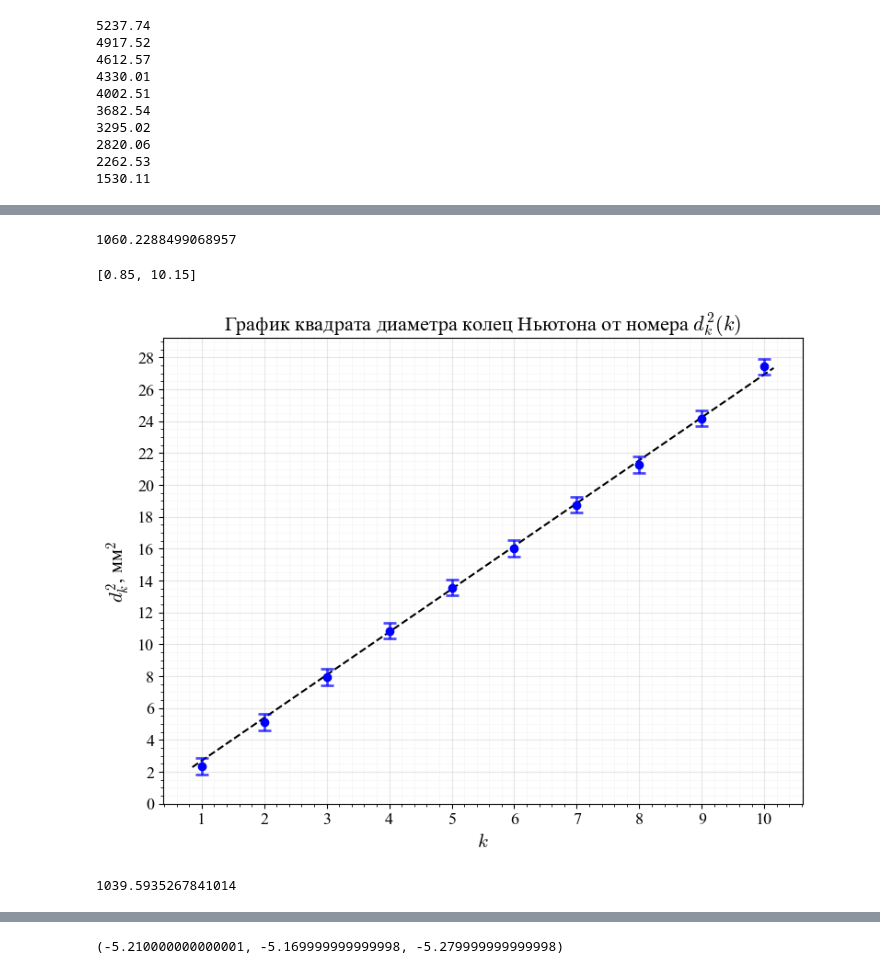
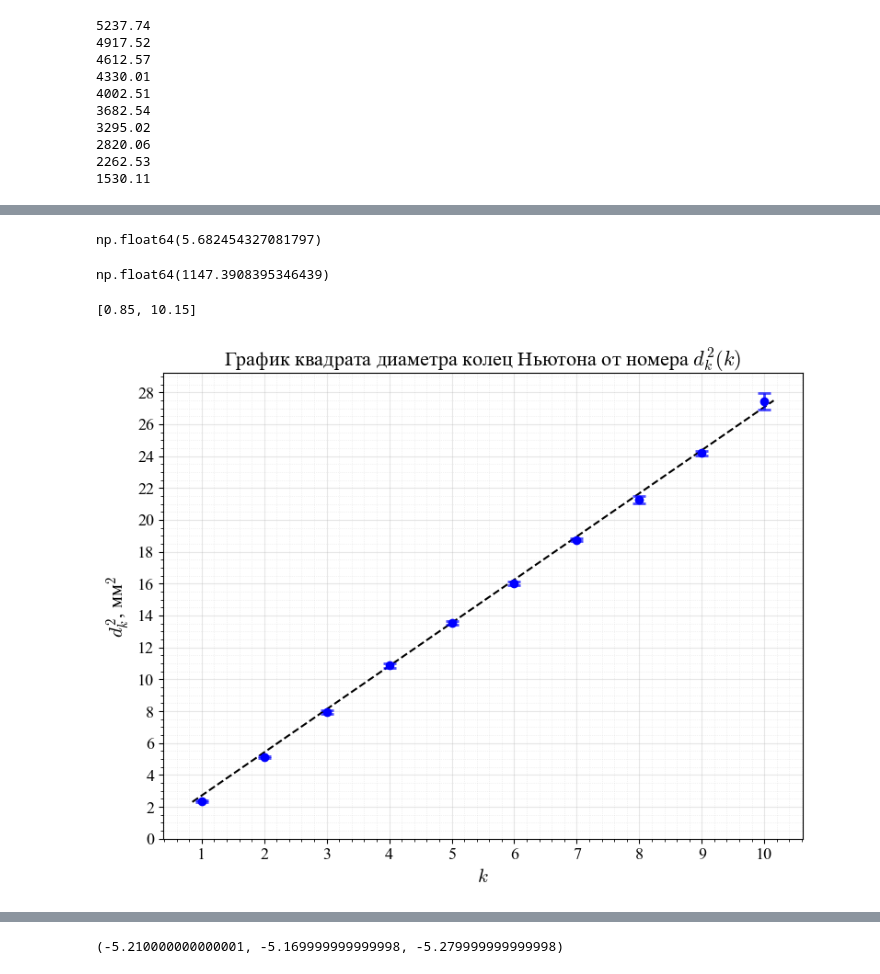
Before and after one commit to SerKin0/IBTC-physics-2k4s-latex-newton_ring, a Jupyter notebook: data/main.ipynb, the cells around one changed output, grey strips where cells are left out. Saved outputs shown, nothing was run; the diff lists cells and outputs as text; code cells hidden in the pictures.

```diff
--- a/data/main.ipynb
+++ b/data/main.ipynb
@@ -44,7 +44,7 @@ tests = [
         32.46,
         32.74,
         33.06,
-        34.06,
+        34.56,
         35.00,
         35.31,
         35.53,
@@ -370,5 +492,36 @@ k_square_diameters, b_square_diameters
 # %%
-k_square_diameters = approx_line_y_kx([i for i in range(10, 0, -1)], middle_square_diameters)
+import numpy as np
+from scipy.optimize import curve_fit
 
-k_square_diameters
+k = np.array([1, 2, 3, 4, 5, 6, 7, 8, 9, 10])
+d_squared = np.array([2.34, 5.12, 7.95, 10.86, 13.56, 16.02, 18.75, 21.28, 24.18, 27.43])
+errors_d_squared = np.array([0.51, 0.16, 0.23, 0.10, 0.10, 0.12, 0.12, 0.10, 0.06, 0.06])
+
+# Модель d^2 = a * k
+def model(x, a):
+    return a * x
+
+# Взвешенный МНК
+popt_w, pcov_w = curve_fit(model, k, d_squared, sigma=errors_d_squared, absolute_sigma=True)
+a_w = popt_w[0]
+delta_a_w = np.sqrt(pcov_w[0, 0])
+
+# Параметры установки
+lambda_mm = 5.47e-4  # 0.547 мкм в мм
+beta_deg = 22.0
+beta_rad = np.radians(beta_deg)
+delta_beta_rad = np.radians(0.5)
+
+# Радиус кривизны
+R = a_w * np.cos(beta_rad) / (4 * lambda_mm)
+
+# Погрешность радиуса
+dR_da = np.cos(beta_rad) / (4 * lambda_mm)
+dR_dbeta = -a_w * np.sin(beta_rad) / (4 * lambda_mm)  # минус, т.к. R ~ cosβ
+# Но если брать по модулю для сложения погрешностей:
+delta_R = np.sqrt((dR_da * delta_a_w)**2 + (dR_dbeta * delta_beta_rad)**2)
+
+print(f"a = {a_w:.4f} ± {delta_a_w:.4f} мм²")
+print(f"R = {R/1000:.3f} ± {delta_R/1000:.3f} м")
+print(f"Относительная погрешность R: {delta_R/R*100:.1f}%")
 # %% [output]
@@ -376,7 +572,17 @@ k_square_diameters
+# %%
+beta_r = math.radians(beta)
+
+first = np.cos(beta_r) / (4 * lambda_light) * delta_a_w
+second = np.sin(beta_r) / (4 * lambda_light) * a_w* math.radians(delta_beta)
+
+error_radius_lense = first + second
+error_radius_lense
+# %% [output]
+np.float64(5.682454327081797)
 # %%
-k_square_diameters * math.cos(math.radians(beta)) / 4 / lambda_light / 1000
+a_w * math.cos(math.radians(beta)) / 4 / lambda_light
 # %% [output]
-1060.2288499068957
+np.float64(1147.3908395346439)
 # %%
 fig, ax = plt.subplots(figsize=(8, 6))  # + явный размер
 
@@ -388,7 +594,7 @@ colors = [
     "red",
     "orange"
 ]
-trend = lambda x: k_square_diameters * x
+trend = lambda x: a_w * x
 
 x_trend = [1-step, 10+step]
 y_trend = [trend(i) for i in x_trend]
@@ -416,48 +622,39 @@ length = len(square_diameters_rings)
 #         color=colors[index_test],
 #         alpha=0.05,
 #     )
 
 plt.plot(y_points, middle_square_diameters, "o", color='blue')
 ax.errorbar(
     y_points,
     middle_square_diameters,
-    yerr=0.5,
+    yerr=error_diameters_rings,
     fmt="none",
     capsize=5,
     capthick=2,
     elinewidth=2,
     color='blue',
     alpha=0.7,
 )
 
 plt.minorticks_on()
 
 plt.xlabel("$k$")
 plt.ylabel(r"$d_k^2$, $\text{мм}^2$")
 plt.xticks(y_points)
 plt.yticks(np.arange(0, 30, 2))
 ax.grid(True, alpha=0.3)
 plt.grid(True, which='minor', linestyle=':', linewidth=0.5, alpha=0.3)
 plt.tight_layout()
 plt.title("График квадрата диаметра колец Ньютона от номера $d_k^2(k)$")
 fig.savefig('graph_1.pdf', bbox_inches='tight')
 plt.show()
 # %% [output]
 [0.85, 10.15]
-[figure, old version]
+[figure, new version]
 # %%
-middle = 0
-count = 0
 
-for row in radius_lenses:
-    count += len(row)
-    middle += sum(row)
 
-middle_radius_lenses = middle / count
-
-middle_radius_lenses
+middle_radius_lenses = np.average(radius_lenses)
-# %% [output]
-1039.5935267841014
 # %%
 middle_radius_lenses
 # %% [output]
```
Also changed, not shown: parts of 20 cells of this notebook, 4 other files.
